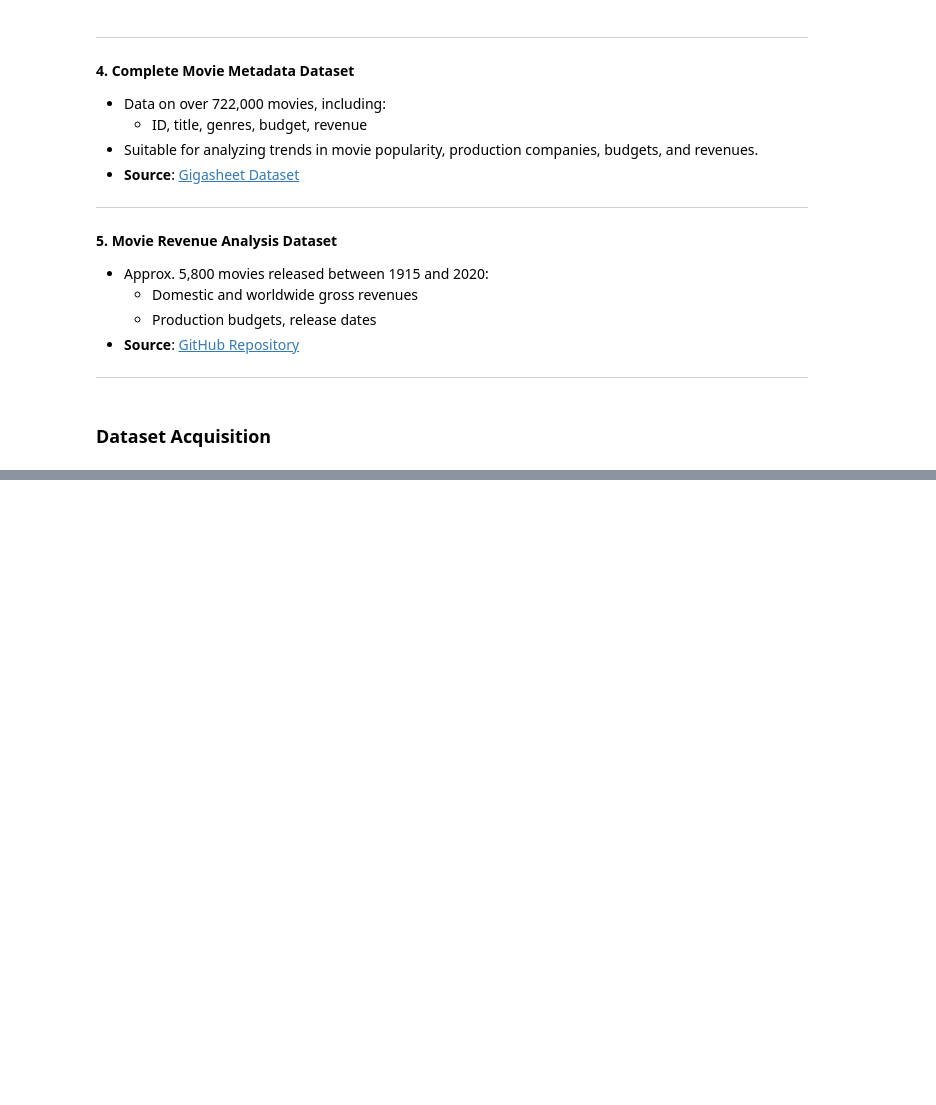
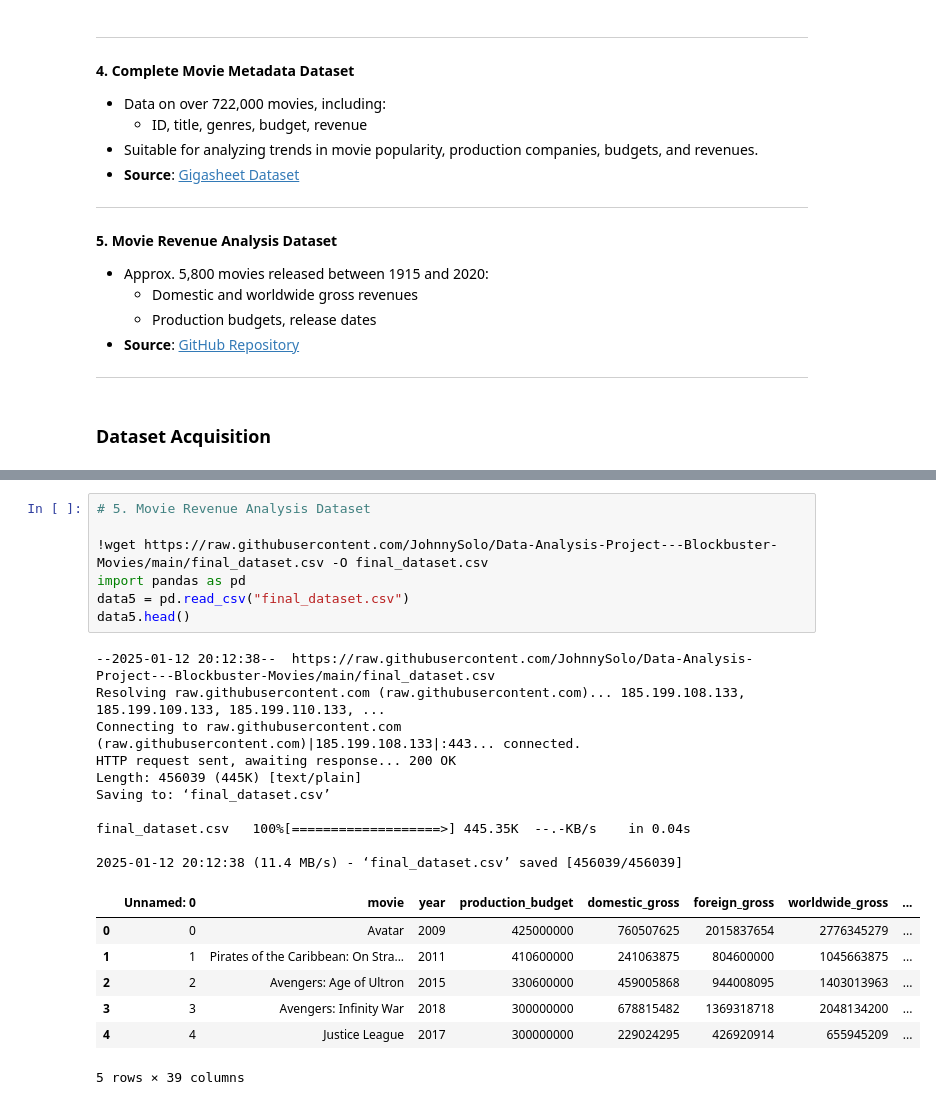
Before and after one commit to JohnnySolo/Data-Analysis-Project---Blockbuster-Movies, a Jupyter notebook: Data_Analysis_Project_Blockbuster_Movies.ipynb, the cells around one changed output, grey strips where cells are left out. Drawn from its saved outputs; the diff is of its cells as text; blank space fills up the shorter version.

```diff
--- a/Data_Analysis_Project_Blockbuster_Movies.ipynb
+++ b/Data_Analysis_Project_Blockbuster_Movies.ipynb
@@ -204,0 +170,25 @@ FileNotFoundError: [Errno 2] No such file or directory: 'movie-revenue-analysis/
+# %%
+# 5. Movie Revenue Analysis Dataset
+
+!wget https://raw.githubusercontent.com/JohnnySolo/Data-Analysis-Project---Blockbuster-Movies/main/final_dataset.csv -O final_dataset.csv
+import pandas as pd
+data5 = pd.read_csv("final_dataset.csv")
+data5.head()
+# %% [output]
+--2025-01-12 20:12:38--  https://raw.githubusercontent.com/JohnnySolo/Data-Analysis-Project---Blockbuster-Movies/main/final_dataset.csv
+Resolving raw.githubusercontent.com (raw.githubusercontent.com)... 185.199.108.133, 185.199.109.133, 185.199.110.133, ...
+Connecting to raw.githubusercontent.com (raw.githubusercontent.com)|185.199.108.133|:443... connected.
+HTTP request sent, awaiting response... 200 OK
+Length: 456039 (445K) [text/plain]
+Saving to: ‘final_dataset.csv’
+
+final_dataset.csv   100%[===================>] 445.35K  --.-KB/s    in 0.04s
+
+2025-01-12 20:12:38 (11.4 MB/s) - ‘final_dataset.csv’ saved [456039/456039]
+|  | Unnamed: 0 | movie | year | production_budget | domestic_gross | foreign_gross | worldwide_gross | ... |
+| 0 | 0 | Avatar | 2009 | 425000000 | 760507625 | 2015837654 | 2776345279 | ... |
+| 1 | 1 | Pirates of the Caribbean: On Stra... | 2011 | 410600000 | 241063875 | 804600000 | 1045663875 | ... |
+| 2 | 2 | Avengers: Age of Ultron | 2015 | 330600000 | 459005868 | 944008095 | 1403013963 | ... |
+| 3 | 3 | Avengers: Infinity War | 2018 | 300000000 | 678815482 | 1369318718 | 2048134200 | ... |
+| 4 | 4 | Justice League | 2017 | 300000000 | 229024295 | 426920914 | 655945209 | ... |
+5 rows × 39 columns
```
Also changed, not shown: parts of 9 cells of this notebook.
